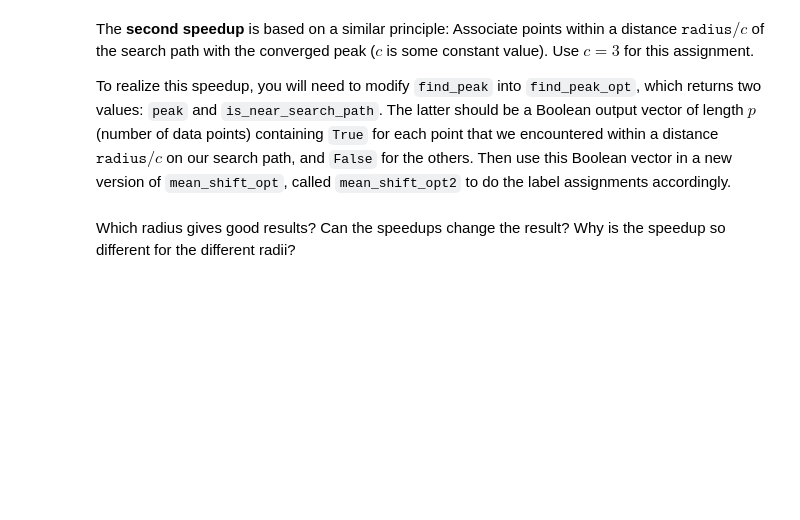
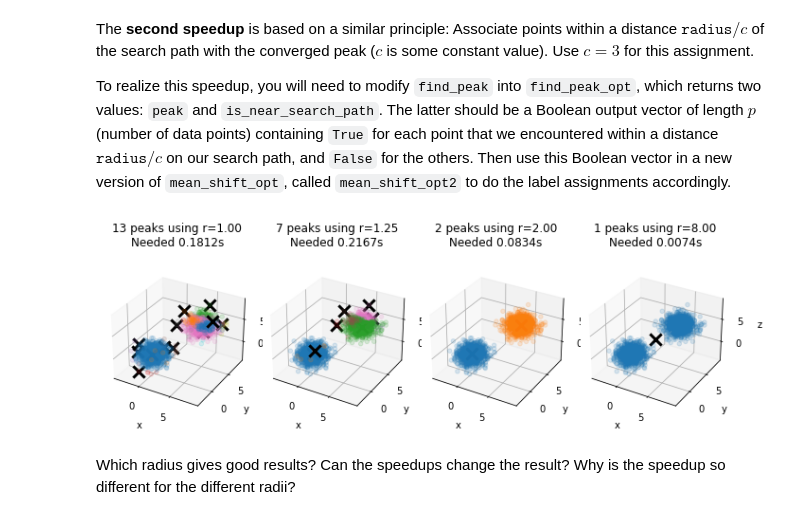
Before and after one commit to shubham-sharma3/cv_assignment_2, a Jupyter notebook: 02_mean_shift.ipynb, the cells around one changed output. Cells and saved outputs as stored; diff of their text form; code cells hidden in the pictures; blank space fills up the shorter version.

Commit message:
completed mean shift notebook

```diff
--- a/02_mean_shift.ipynb
+++ b/02_mean_shift.ipynb
@@ -286,3 +255,80 @@ fig.tight_layout()
+# %%
+# POINTS: 2
+
+def find_peak_opt(data, query, radius, c=3):
+    is_near_search_path = np.zeros(len(data), dtype=bool)
+
+    # YOUR CODE HERE
+    norm = np.linalg.norm(data - query, axis=1)
+    data_nan = np.copy(data)
+    data_nan[norm > radius] = np.nan
+    mean = np.nanmean(data_nan, axis=0)
+    is_near_search_path[norm <= c ] = True
+
+    if np.all(mean==query):
+        return mean, is_near_search_path
+
+    return find_peak_opt(data, mean, radius)
+
+def mean_shift_opt2(data, radius):
+    labels = np.full(len(data), fill_value=-1, dtype=int)
+
+    # YOUR CODE HERE
+    peaks = np.zeros((0,data.shape[1]), dtype=float)
+
+    unlabled = labels == -1
+    while len(np.where(unlabled == True)[0]) > 0:
+        # get index for the first unlabeled data
+        unlabeled_idx = np.where(unlabled == True)[0][0]
+
+        # get query from the data with unlabeled_idx
+        query = data[unlabeled_idx]
+
+        peak, search_path = find_peak_opt(data, query, radius)
+
+        norm = np.linalg.norm(peaks - peak, axis=1)
+        if np.any(norm <= (radius/2)) and len(norm) > 0 :
+            label_idx = np.argmin(norm)
+
+            # update labels of all data points with within radius of the query
+            data_norm = np.linalg.norm(data - query, axis=1)
+            labels[data_norm < radius] = label_idx
+            labels[search_path] = label_idx
+
+            # update unlabled before skipping loop
+            unlabled = labels == -1
+            continue
+
+        # add peak to the peaks list
+        peaks = np.append(peaks, [peak], axis=0)
+
+        # update labels of all data points with within radius of the query
+        data_norm = np.linalg.norm(data - query, axis=1)
+        new_label = np.max(labels) + 1
+        labels[data_norm < radius] = new_label
+        labels[search_path] = new_label
+
+        # update unlabled before skipping loop
+        unlabled = labels == -1
+
+    return peaks, labels
+
+data = np.genfromtxt(f'gaussian_mixture_samples_3d.csv', delimiter=',')
+radii = [1, 1.25, 2, 8]
+fig, axes = plt.subplots(
+    1, len(radii), figsize=(9.5,4), subplot_kw={'projection': '3d'})
+
+for radius, ax in zip(radii, axes):
+    start_time = time.time()
+    peaks, labels = mean_shift_opt2(data, radius)
+    plot_3d_clusters(ax, data, labels, peaks)
+    duration = time.time()-start_time
+    ax.set_title(f'{len(peaks)} peaks using r={radius:.2f}\n'
+                 f'Needed {duration:.4f}s\n')
+
+fig.tight_layout()
+# %% [output]
+[figure, added]
 # %% [markdown]
 Which radius gives good results? Can the speedups change the result? Why is the speedup so different for the different radii?
 # %% [markdown]
```
Also changed, not shown: parts of 8 cells of this notebook.
